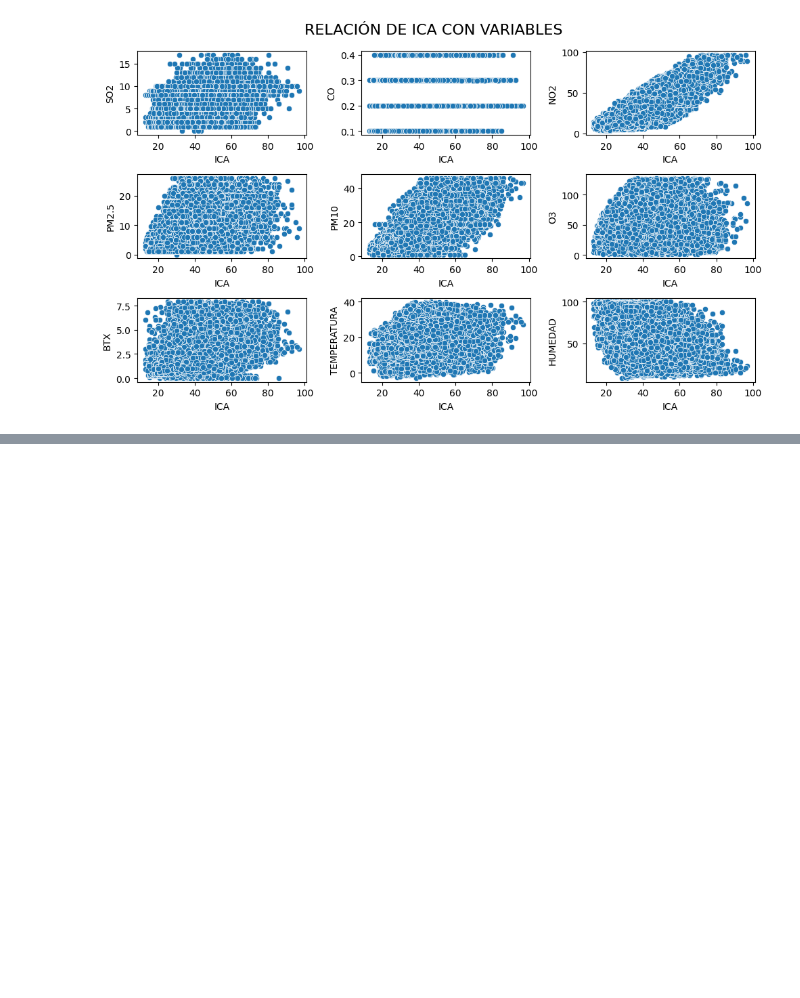
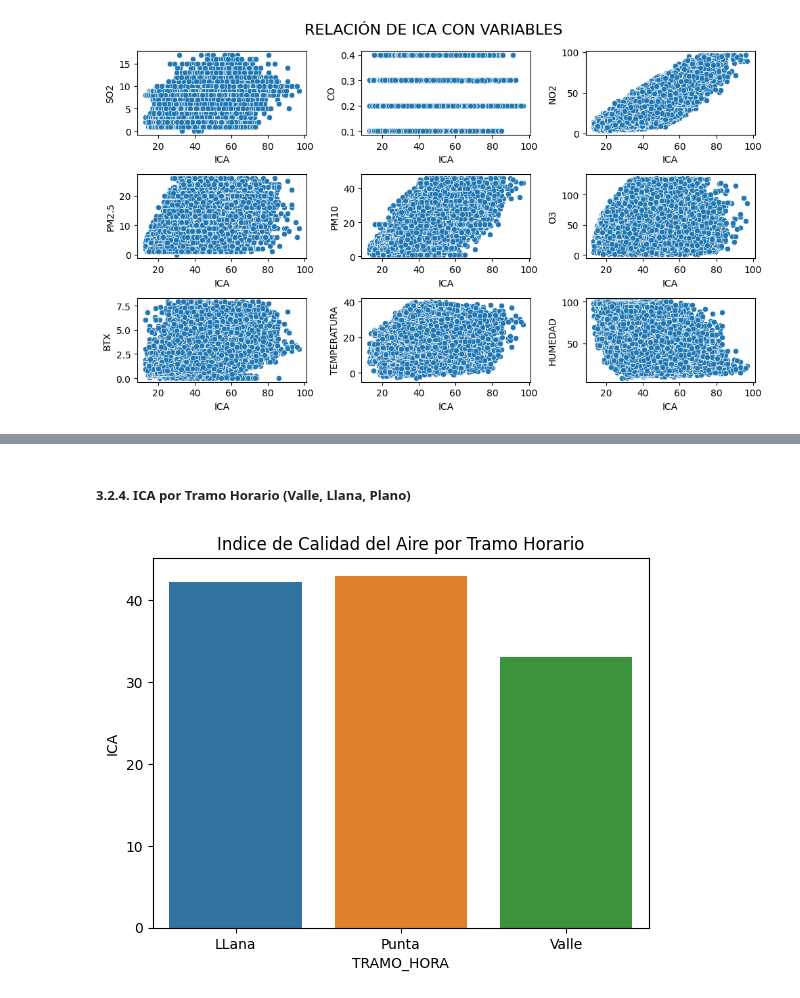
Before and after one commit to EmmaMontalban/grupo1_analisis, a Jupyter notebook: notebooks/5.Analisis_bivariante.ipynb, the cells around one changed output, grey strips where cells are left out. Saved outputs shown, nothing was run; the diff lists cells and outputs as text; code cells hidden in the pictures; blank space fills up the shorter version.

```diff
--- a/notebooks/5.Analisis_bivariante.ipynb
+++ b/notebooks/5.Analisis_bivariante.ipynb
@@ -90,0 +128,13 @@ plt.show()
+# %% [markdown]
+ ##### 3.2.4. ICA por Tramo Horario (Valle, Llana, Plano)
+# %%
+# Crear columna 'TIPO_HORA' para agrupar horas en valle y punta
+df['TRAMO_HORA'] = df['HORA'].apply(lambda x: 'Punta' if 8 <= x <= 20 else 'LLana' if 21 <= x <= 24 else 'Valle')
+
+df_tramo_hora = df.groupby('TRAMO_HORA')['ICA'].mean().reset_index()
+ax = sns.barplot(data=df_tramo_hora, x='TRAMO_HORA', y='ICA')
+
+plt.title('Indice de Calidad del Aire por Tramo Horario')
+plt.show()
+# %% [output]
+[figure, added]
```
Also changed, not shown: parts of 12 cells of this notebook.
